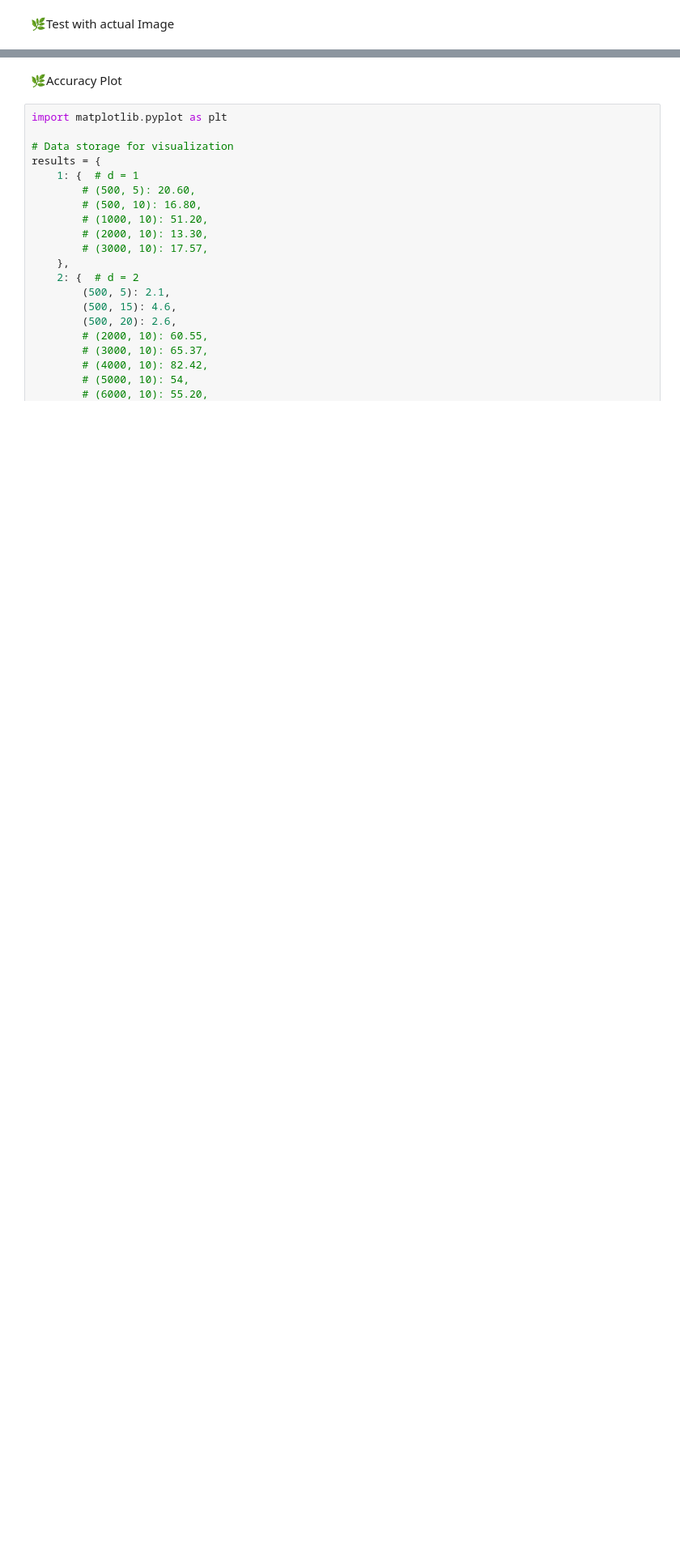
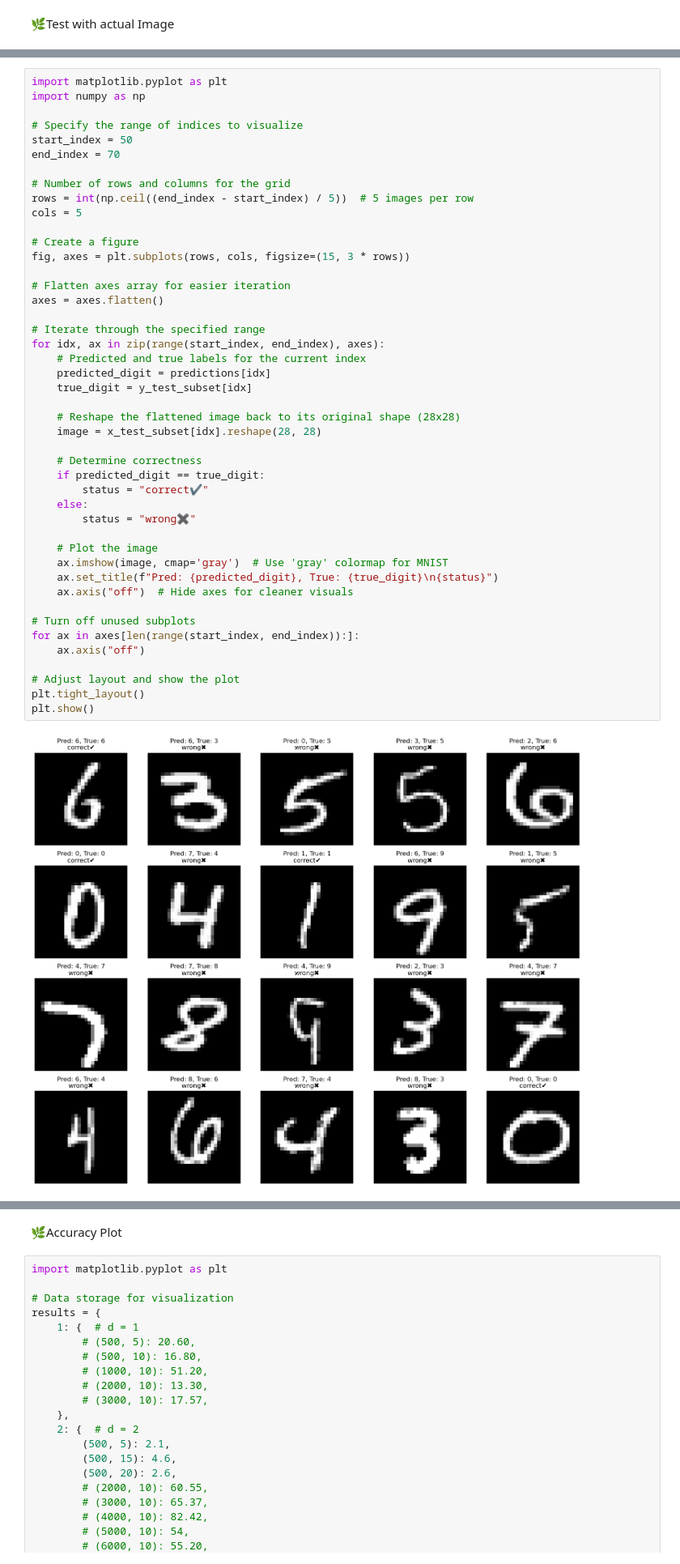
Before and after one commit to AP-047/rclass, a Jupyter notebook: test_grb.ipynb, the cells around one changed output, grey strips where cells are left out. Shown at 81% size. Cells and saved outputs as stored; diff of their text form; blank space fills up the shorter version.

```diff
--- a/test_grb.ipynb
+++ b/test_grb.ipynb
@@ -197,0 +200,47 @@ Overall Testing Accuracy: 34.90%
+# %%
+import matplotlib.pyplot as plt
+import numpy as np
+
+# Specify the range of indices to visualize
+start_index = 50
+end_index = 70
+
+# Number of rows and columns for the grid
+rows = int(np.ceil((end_index - start_index) / 5))  # 5 images per row
+cols = 5
+
+# Create a figure
+fig, axes = plt.subplots(rows, cols, figsize=(15, 3 * rows))
+
+# Flatten axes array for easier iteration
+axes = axes.flatten()
+
+# Iterate through the specified range
+for idx, ax in zip(range(start_index, end_index), axes):
+    # Predicted and true labels for the current index
+    predicted_digit = predictions[idx]
+    true_digit = y_test_subset[idx]
+
+    # Reshape the flattened image back to its original shape (28x28)
+    image = x_test_subset[idx].reshape(28, 28)
+
+    # Determine correctness
+    if predicted_digit == true_digit:
+        status = "correct✔️"
+    else:
+        status = "wrong✖️"
+
+    # Plot the image
+    ax.imshow(image, cmap='gray')  # Use 'gray' colormap for MNIST
+    ax.set_title(f"Pred: {predicted_digit}, True: {true_digit}\n{status}")
+    ax.axis("off")  # Hide axes for cleaner visuals
+
+# Turn off unused subplots
+for ax in axes[len(range(start_index, end_index)):]:
+    ax.axis("off")
+
+# Adjust layout and show the plot
+plt.tight_layout()
+plt.show()
+# %% [output]
+[figure, added]
```
Also changed, not shown: parts of 6 cells of this notebook, 12 other files.
